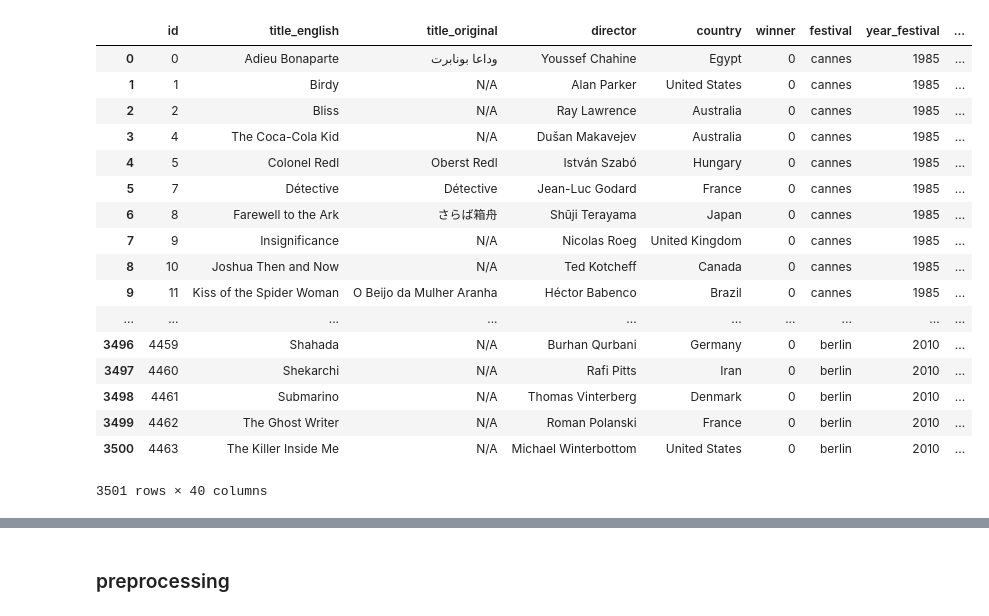
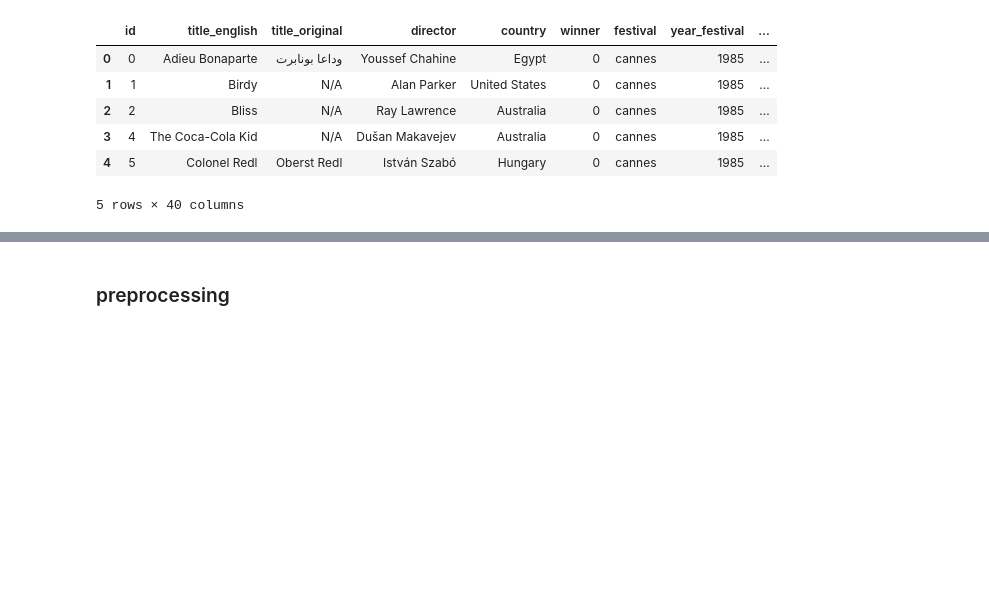
Before and after one commit to cynthia-d-yue/thesis, a Jupyter notebook: topic_modeling.ipynb, the cells around one changed output, grey strips where cells are left out. Cells and saved outputs as stored; diff of their text form; code cells hidden in the pictures; blank space fills up the shorter version.

```diff
--- a/topic_modeling.ipynb
+++ b/topic_modeling.ipynb
@@ -72,24 +40,13 @@ df
 # %%
 df = df[~df['Plot'].isin(['', 'N/A'])].reset_index(drop=True)
-df
+df.head()
 # %% [output]
 |  | id | title_english | title_original | director | country | winner | festival | year_festival | ... |
 | 0 | 0 | Adieu Bonaparte | وداعا بونابرت | Youssef Chahine | Egypt | 0 | cannes | 1985 | ... |
 | 1 | 1 | Birdy | N/A | Alan Parker | United States | 0 | cannes | 1985 | ... |
 | 2 | 2 | Bliss | N/A | Ray Lawrence | Australia | 0 | cannes | 1985 | ... |
 | 3 | 4 | The Coca-Cola Kid | N/A | Dušan Makavejev | Australia | 0 | cannes | 1985 | ... |
 | 4 | 5 | Colonel Redl | Oberst Redl | István Szabó | Hungary | 0 | cannes | 1985 | ... |
-| 5 | 7 | Détective | Détective | Jean-Luc Godard | France | 0 | cannes | 1985 | ... |
-| 6 | 8 | Farewell to the Ark | さらば箱舟 | Shūji Terayama | Japan | 0 | cannes | 1985 | ... |
-| 7 | 9 | Insignificance | N/A | Nicolas Roeg | United Kingdom | 0 | cannes | 1985 | ... |
-| 8 | 10 | Joshua Then and Now | N/A | Ted Kotcheff | Canada | 0 | cannes | 1985 | ... |
-| 9 | 11 | Kiss of the Spider Woman | O Beijo da Mulher Aranha | Héctor Babenco | Brazil | 0 | cannes | 1985 | ... |
-| ... | ... | ... | ... | ... | ... | ... | ... | ... | ... |
-| 3496 | 4459 | Shahada | N/A | Burhan Qurbani | Germany | 0 | berlin | 2010 | ... |
-| 3497 | 4460 | Shekarchi | N/A | Rafi Pitts | Iran | 0 | berlin | 2010 | ... |
-| 3498 | 4461 | Submarino | N/A | Thomas Vinterberg | Denmark | 0 | berlin | 2010 | ... |
-| 3499 | 4462 | The Ghost Writer | N/A | Roman Polanski | France | 0 | berlin | 2010 | ... |
-| 3500 | 4463 | The Killer Inside Me | N/A | Michael Winterbottom | United States | 0 | berlin | 2010 | ... |
-3501 rows × 40 columns
+5 rows × 40 columns
 # %%
 plots = df['Plot']
```
Also changed, not shown: parts of 11 cells of this notebook.
